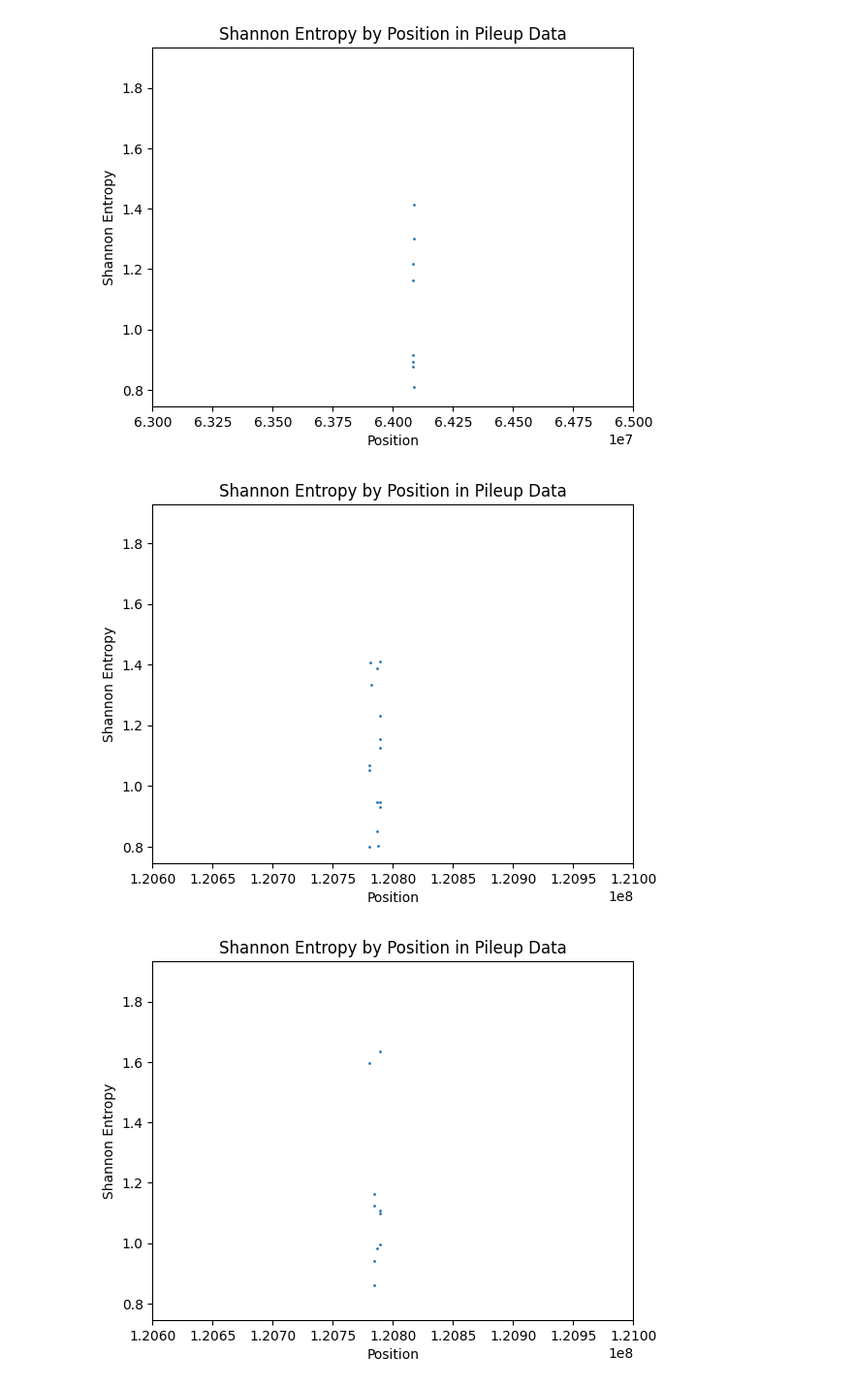
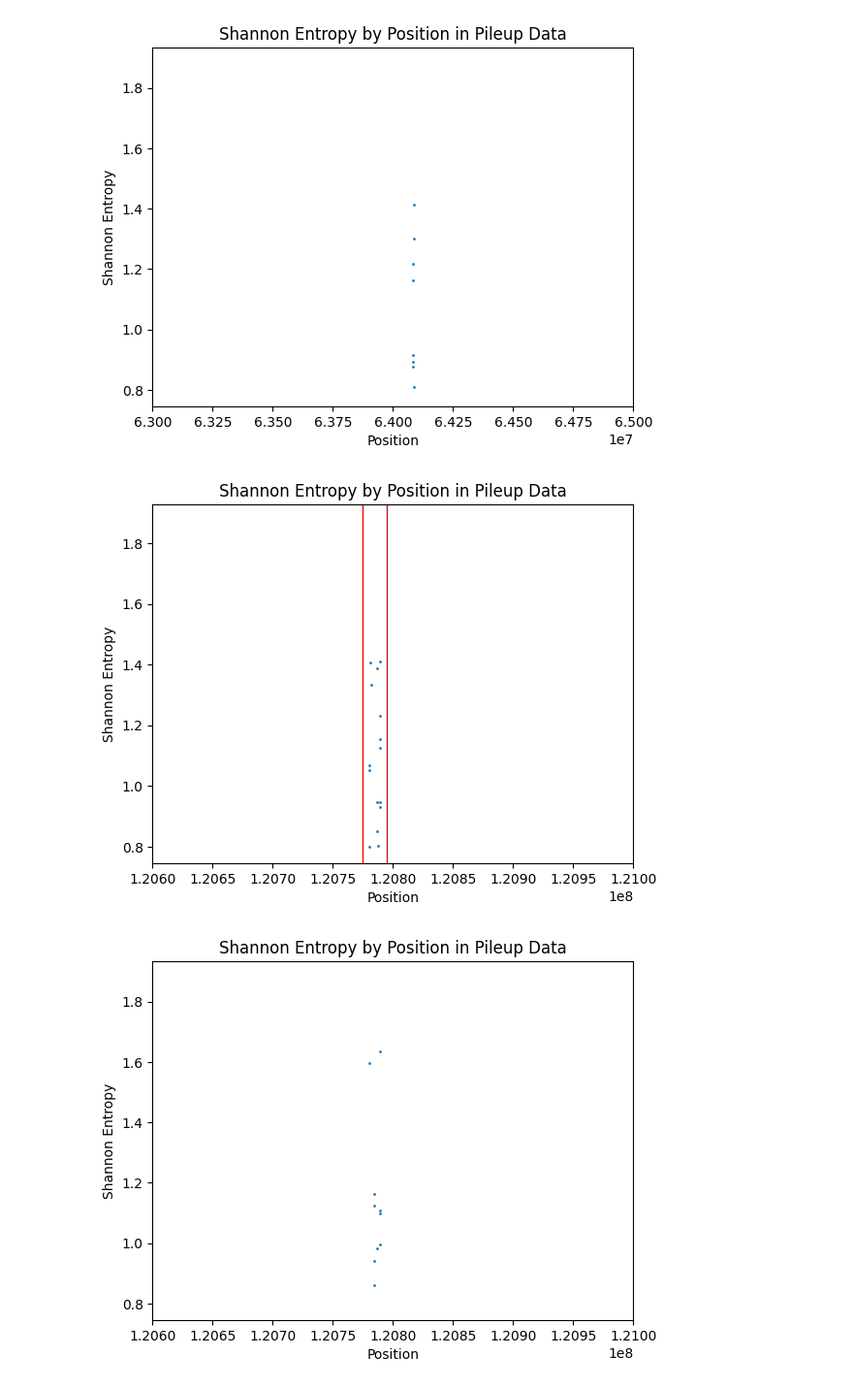
Before and after one commit to WoobeenJeong/miRNA_motif_finding, a Jupyter notebook: Project_005.ipynb, the cells around one changed output. Shown at 97% size. Cells and saved outputs as stored; diff of their text form; code cells hidden in the pictures.

```diff
--- a/Project_005.ipynb
+++ b/Project_005.ipynb
@@ -553,12 +553,14 @@ plt.show()
 # %%
 plt.scatter(subpup['pos'], subpup['shannon'],s=1)
 plt.xlabel('Position')
 plt.ylabel('Shannon Entropy')
 plt.title('Shannon Entropy by Position in Pileup Data')
 plt.xlim(120600000,121000000)
+plt.axvline(120775000, c='red', linewidth=1)
+plt.axvline(120795000, c='red', linewidth=1)
 plt.show()
 # %% [output]
-[figure, old version]
+[figure, new version]
 # %%
 plt.scatter(subpup['pos'], subpup['shannon'],s=1)
 plt.xlabel('Position')
```
